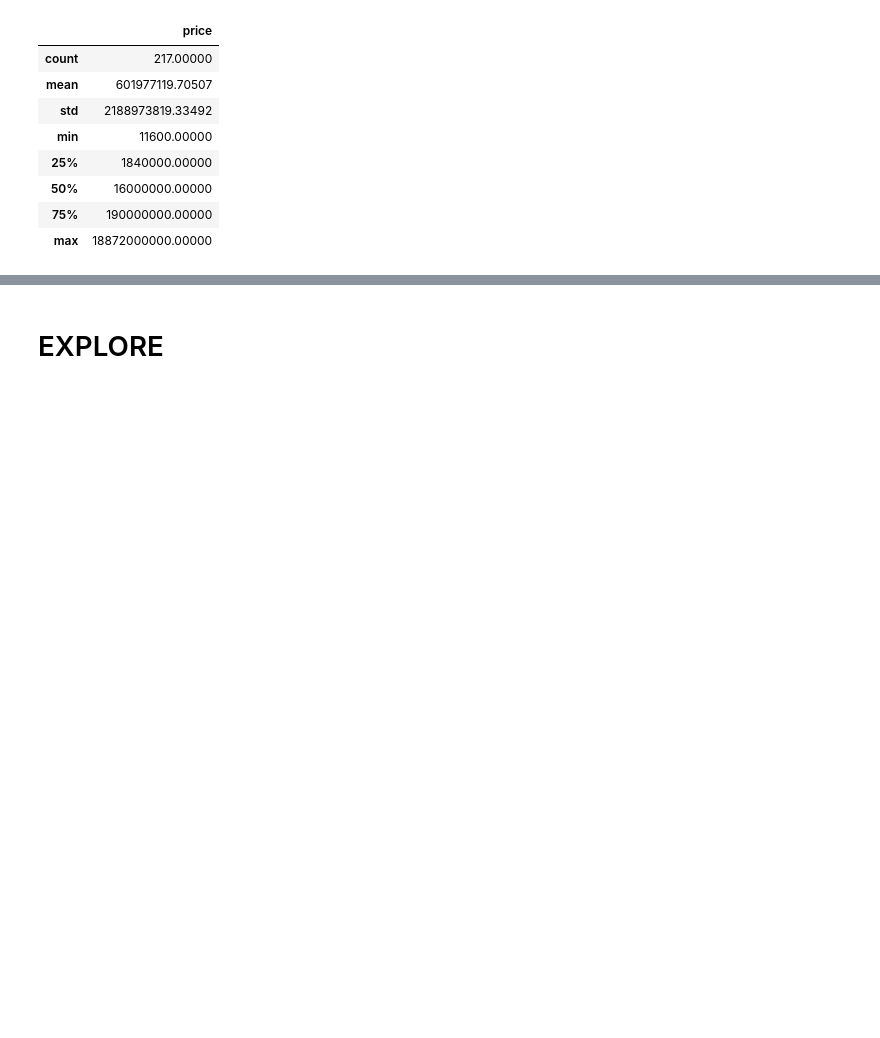
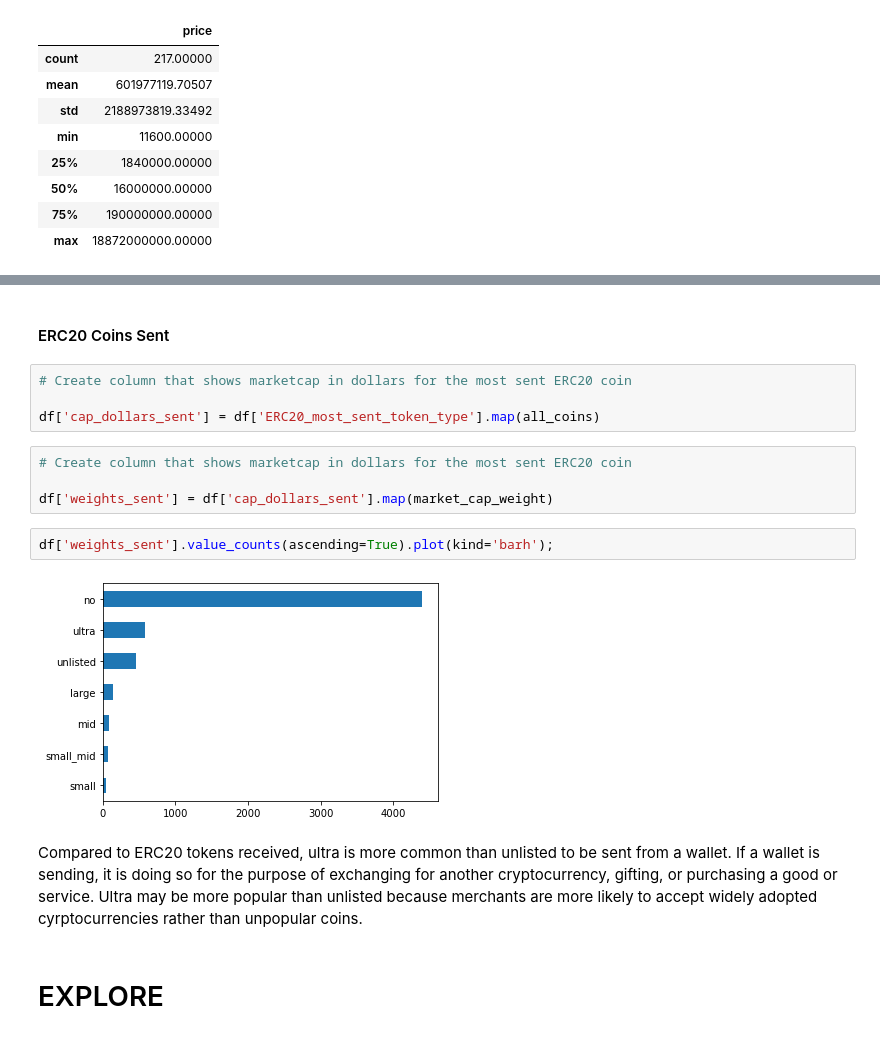
Before and after one commit to kuninethan95/OSEMN, a Jupyter notebook: index_OSEMN.ipynb, the cells around one changed output, grey strips where cells are left out. Saved outputs shown, nothing was run; the diff lists cells and outputs as text; blank space fills up the shorter version.

```diff
--- a/index_OSEMN.ipynb
+++ b/index_OSEMN.ipynb
@@ -685,3 +698,19 @@ df['weights_rec'] = df['weights_rec'].fillna(0)
+# %% [markdown]
+#### ERC20 Coins Sent
+# %%
+# Create column that shows marketcap in dollars for the most sent ERC20 coin
+
+df['cap_dollars_sent'] = df['ERC20_most_sent_token_type'].map(all_coins)
+# %%
+# Create column that shows marketcap in dollars for the most sent ERC20 coin
+
+df['weights_sent'] = df['cap_dollars_sent'].map(market_cap_weight)
+# %%
+df['weights_sent'].value_counts(ascending=True).plot(kind='barh');
+# %% [output]
+[figure, added]
+# %% [markdown]
+Compared to ERC20 tokens received, ultra is more common than unlisted to be sent from a wallet. If a wallet is sending, it is doing so for the purpose of exchanging for another cryptocurrency, gifting, or purchasing a good or service. Ultra may be more popular than unlisted because merchants are more likely to accept widely adopted cyrptocurrencies rather than unpopular coins.
 # %% [markdown]
 # EXPLORE
 # %% [markdown]
```
Also changed, not shown: parts of 27 cells of this notebook.
